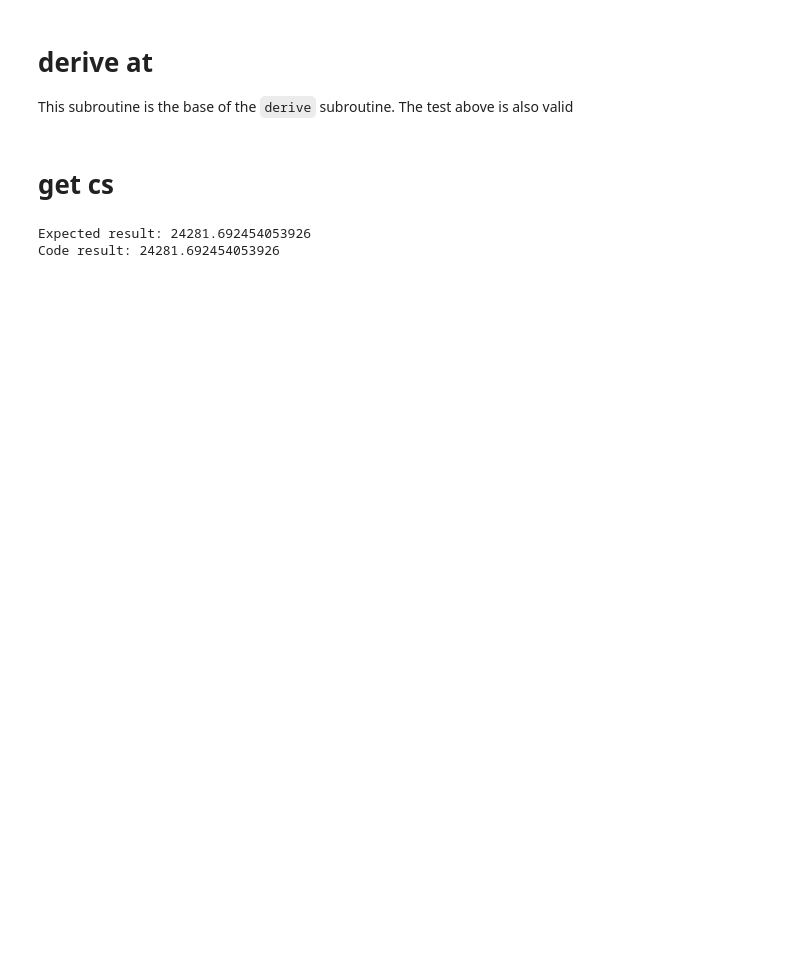
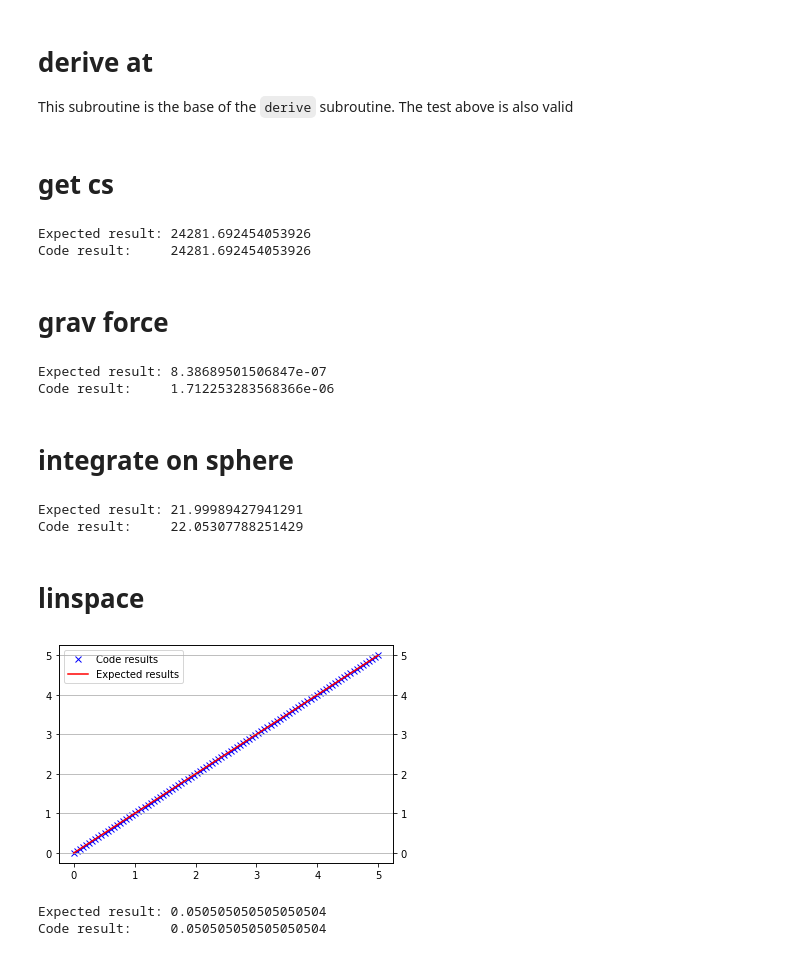
Before and after one commit to LeiRoF/M1-Evolution_of_Prestellar_Core, a Jupyter notebook: docs/tests.ipynb, the cells around one changed output. Saved outputs shown, nothing was run; the diff lists cells and outputs as text; code cells hidden in the pictures; blank space fills up the shorter version.

Commit message:
Added unitary tests

```diff
--- a/docs/tests.ipynb
+++ b/docs/tests.ipynb
@@ -79,0 +82,45 @@ Code result: 24281.692454053926
+# %% [markdown]
+# grav force
+# %%
+try:
+    x = linspace(0, 5*pi, N)
+    G = 6.67408e-8 #  Gravitational constant [cm3.g-1.s-2]
+
+    # rho(x) = e^-x
+    Dphi = -4*pi*G*(exp(-x[-1]) - exp(-x[0]))
+    res = loadtxt("../results/unitary_test/grav_force.dat")
+    print(f"Expected result: {Dphi}")
+    print(f"Code result:     {res}")
+except OSError: print("You must run the corresponding unitary test")
+# %% [output]
+Expected result: 8.38689501506847e-07
+Code result:     1.712253283568366e-06
+# %% [markdown]
+# integrate on sphere
+# %%
+try:
+    # Rmin = 0, Rmax = 5, D = exp(-r)
+    I = 4 * pi * (2 - 37/exp(5))
+    res = loadtxt("../results/unitary_test/integrate_on_sphere.dat")
+    print(f"Expected result: {I}")
+    print(f"Code result:     {res}")
+except OSError: print("You must run the corresponding unitary test")
+# %% [output]
+Expected result: 21.99989427941291
+Code result:     22.05307788251429
+# %% [markdown]
+# linspace
+# %%
+try:
+    x, dx = linspace(0,5,100,retstep=True)
+    res = loadtxt("../results/unitary_test/linspace.dat")
+    dres = loadtxt("../results/unitary_test/linspace_step.dat")
+    plot(x, res, x)
+    print(f"Expected result: {dx}")
+    print(f"Code result:     {dres}")
+except OSError: print("You must run the corresponding unitary test")
+except UnboundLocalError: pass
+# %% [output]
+[figure, added]
+Expected result: 0.050505050505050504
+Code result:     0.050505050505050504
```
Also changed, not shown: parts of 8 cells of this notebook, 3 other files.
